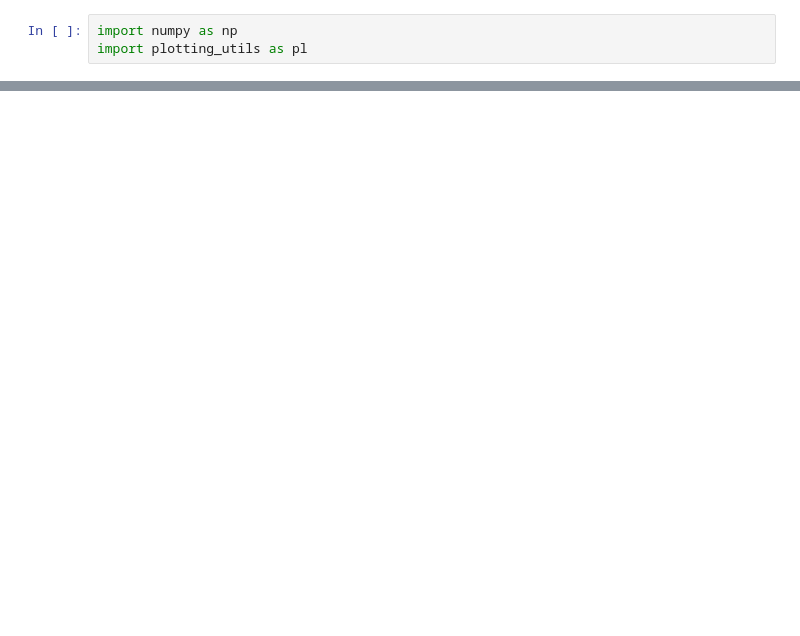
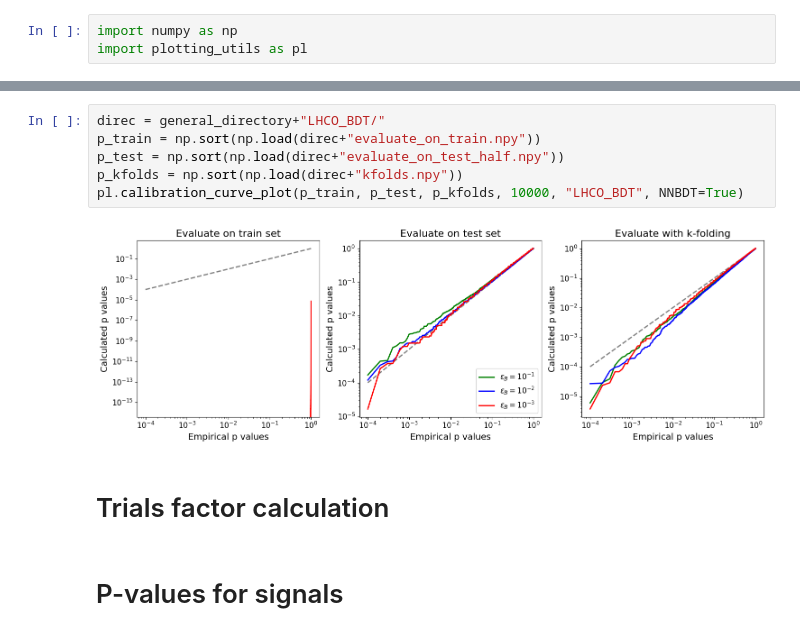
Before and after one commit to mariehein/look_everywhere_in_AD, a Jupyter notebook: plotting_LHCO.ipynb, the cells around one changed output, grey strips where cells are left out. Cells and saved outputs as stored; diff of their text form; blank space fills up the shorter version.

```diff
--- a/plotting_LHCO.ipynb
+++ b/plotting_LHCO.ipynb
@@ -13,0 +51,12 @@ pl.calibration_curve_plot(p_train, p_test, p_kfolds, 10000, "LHCO_BDT", NNBDT=Tr
+# %%
+direc = general_directory+"LHCO_BDT/"
+p_train = np.sort(np.load(direc+"evaluate_on_train.npy"))
+p_test = np.sort(np.load(direc+"evaluate_on_test_half.npy"))
+p_kfolds = np.sort(np.load(direc+"kfolds.npy"))
+pl.calibration_curve_plot(p_train, p_test, p_kfolds, 10000, "LHCO_BDT", NNBDT=True)
+# %% [output]
+[figure, added]
+# %% [markdown]
+# Trials factor calculation
+# %% [markdown]
+# P-values for signals
```
Also changed, not shown: parts of 6 cells of this notebook, 9 other files.
